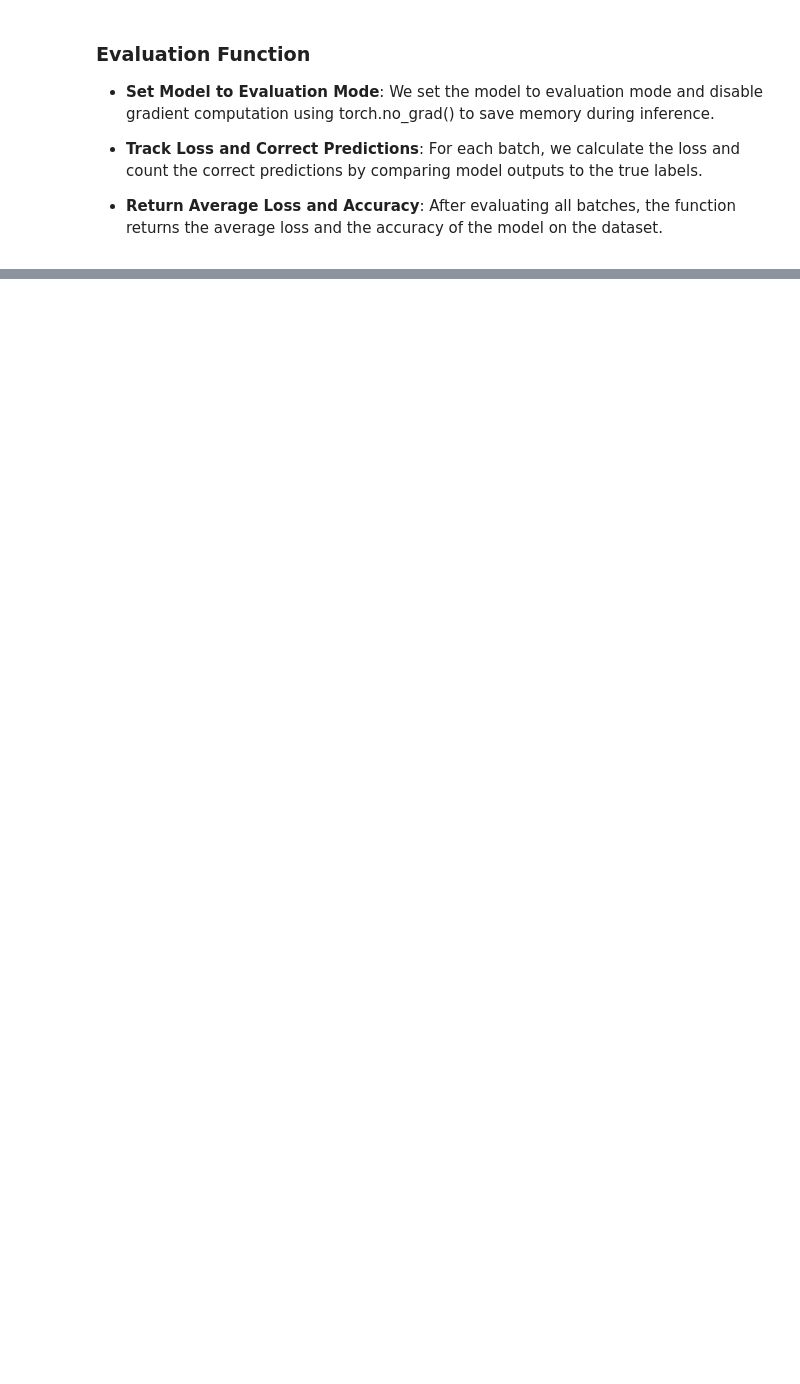
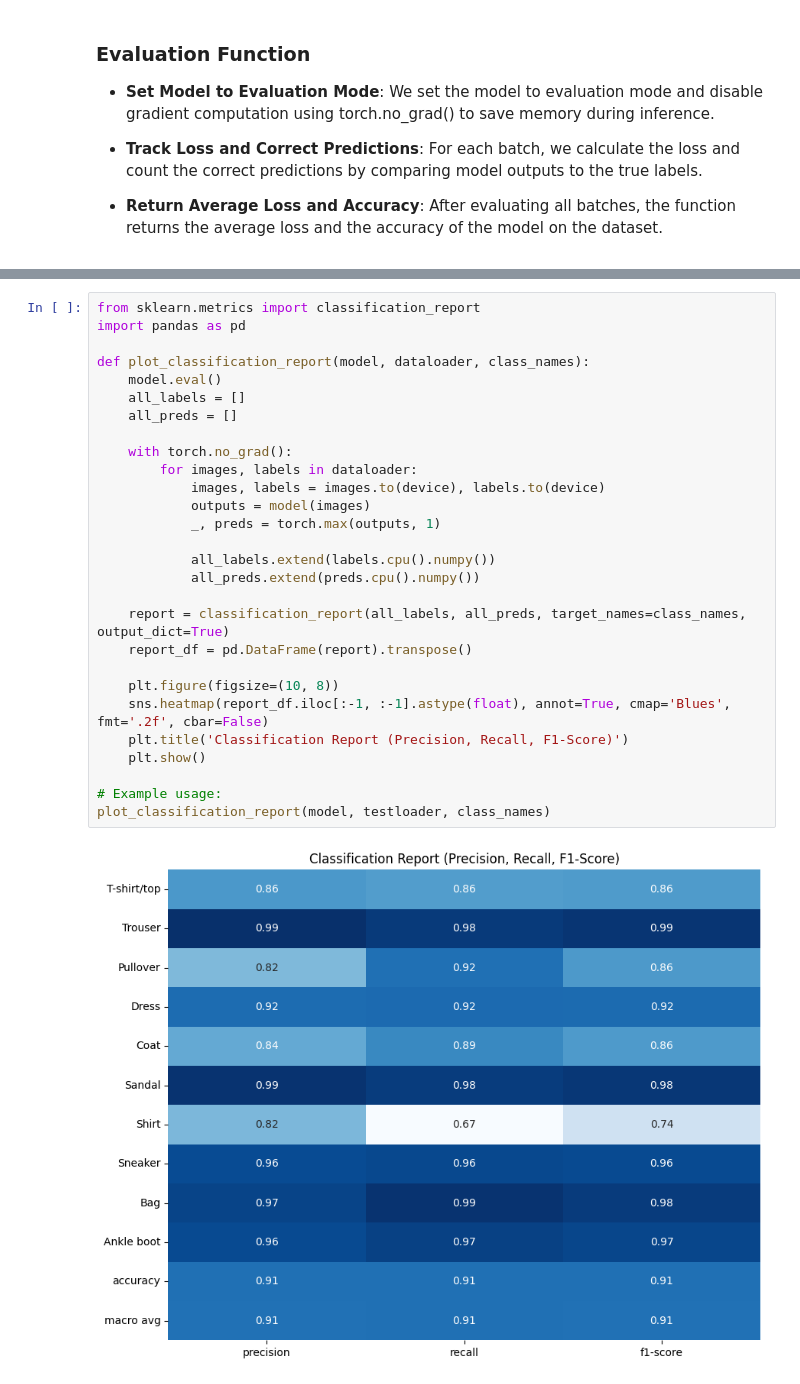
Before and after one commit to sonalshreya25/DeepLearning, a Jupyter notebook: Assignment4_CNN_multi_class_image_classification_(1).ipynb, the cells around one changed output, grey strips where cells are left out. Saved outputs shown, nothing was run; the diff lists cells and outputs as text; blank space fills up the shorter version.

```diff
--- a/Assignment4_CNN_multi_class_image_classification_(1).ipynb
+++ b/Assignment4_CNN_multi_class_image_classification_(1).ipynb
@@ -318,0 +474,30 @@ BrokenPipeError: [Errno 32] Broken pipe
+# %%
+from sklearn.metrics import classification_report
+import pandas as pd
+
+def plot_classification_report(model, dataloader, class_names):
+    model.eval()
+    all_labels = []
+    all_preds = []
+
+    with torch.no_grad():
+        for images, labels in dataloader:
+            images, labels = images.to(device), labels.to(device)
+            outputs = model(images)
+            _, preds = torch.max(outputs, 1)
+
+            all_labels.extend(labels.cpu().numpy())
+            all_preds.extend(preds.cpu().numpy())
+
+    report = classification_report(all_labels, all_preds, target_names=class_names, output_dict=True)
+    report_df = pd.DataFrame(report).transpose()
+
+    plt.figure(figsize=(10, 8))
+    sns.heatmap(report_df.iloc[:-1, :-1].astype(float), annot=True, cmap='Blues', fmt='.2f', cbar=False)
+    plt.title('Classification Report (Precision, Recall, F1-Score)')
+    plt.show()
+
+# Example usage:
+plot_classification_report(model, testloader, class_names)
+# %% [output]
+[figure, added]
```
Also changed, not shown: parts of 14 cells of this notebook.
